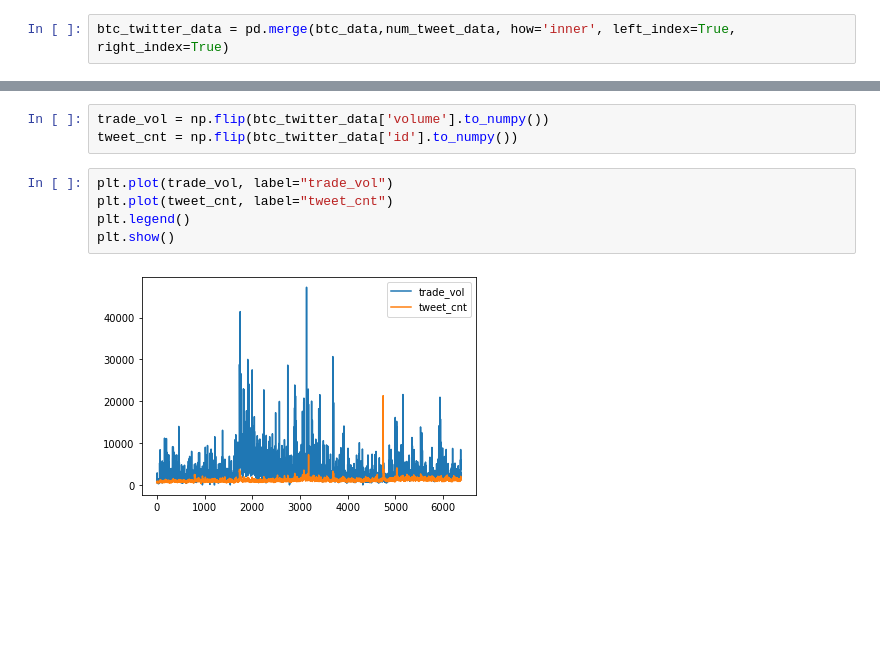
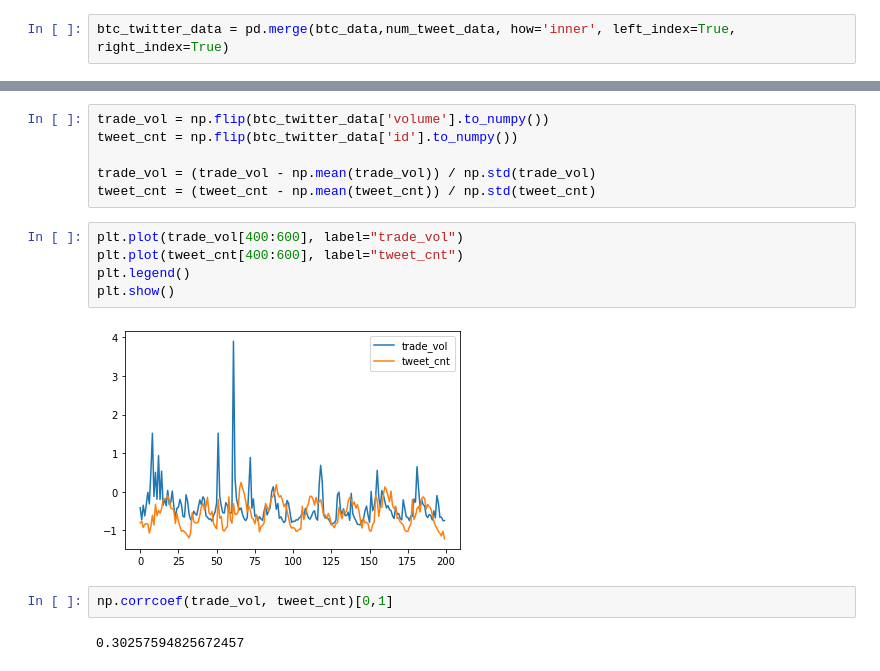
Before and after one commit to hkim2636/alpha_research, a Jupyter notebook: alpha.ipynb, the cells around one changed output, grey strips where cells are left out. Saved outputs shown, nothing was run; the diff lists cells and outputs as text; blank space fills up the shorter version.

```diff
--- a/alpha.ipynb
+++ b/alpha.ipynb
@@ -105,10 +105,17 @@ btc_twitter_data
 # %%
 trade_vol = np.flip(btc_twitter_data['volume'].to_numpy())
 tweet_cnt = np.flip(btc_twitter_data['id'].to_numpy())
+
+trade_vol = (trade_vol - np.mean(trade_vol)) / np.std(trade_vol)
+tweet_cnt = (tweet_cnt - np.mean(tweet_cnt)) / np.std(tweet_cnt)
 # %%
-plt.plot(trade_vol, label="trade_vol")
-plt.plot(tweet_cnt, label="tweet_cnt")
+plt.plot(trade_vol[400:600], label="trade_vol")
+plt.plot(tweet_cnt[400:600], label="tweet_cnt")
 plt.legend()
 plt.show()
 # %% [output]
-[figure, old version]
+[figure, new version]
+# %%
+np.corrcoef(trade_vol, tweet_cnt)[0,1]
+# %% [output]
+0.30257594825672457
```
Also changed, not shown: parts of 2 cells of this notebook.
